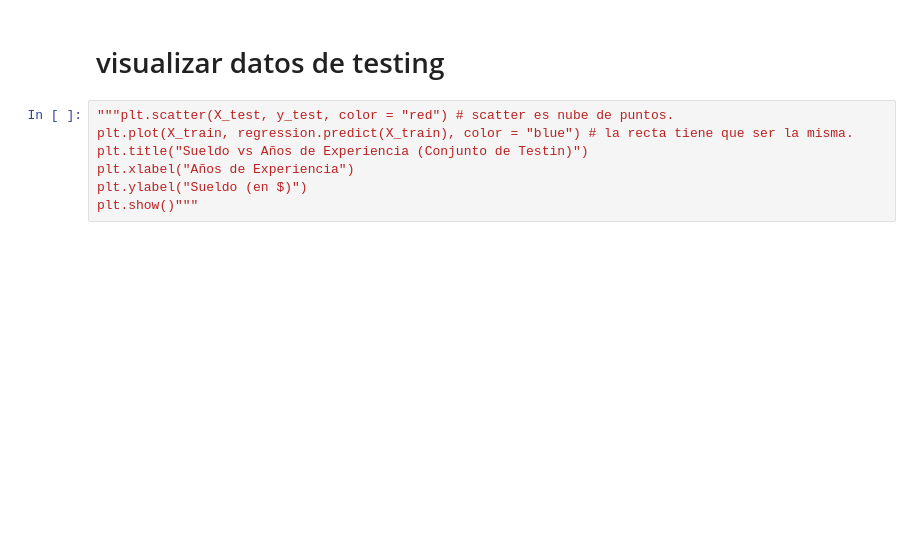
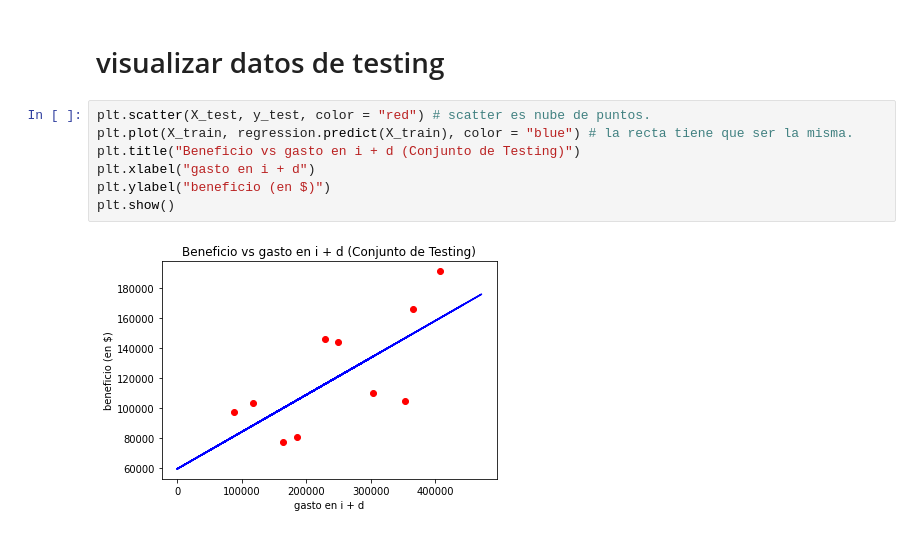
Before and after one commit to pacomm5/Plantillas, a Jupyter notebook: Regresion Lineal Multiple.ipynb, the cells around one changed output. Drawn from its saved outputs; the diff is of its cells as text; blank space fills up the shorter version.

```diff
--- a/Regresion Lineal Multiple.ipynb
+++ b/Regresion Lineal Multiple.ipynb
@@ -597,9 +518,11 @@ plt.show()"""
 # %% [markdown]
 # visualizar datos de testing
 # %%
-"""plt.scatter(X_test, y_test, color = "red") # scatter es nube de puntos.
+plt.scatter(X_test, y_test, color = "red") # scatter es nube de puntos.
 plt.plot(X_train, regression.predict(X_train), color = "blue") # la recta tiene que ser la misma.
-plt.title("Sueldo vs Años de Experiencia (Conjunto de Testin)")
-plt.xlabel("Años de Experiencia")
-plt.ylabel("Sueldo (en $)")
-plt.show()"""
+plt.title("Beneficio vs gasto en i + d (Conjunto de Testing)")
+plt.xlabel("gasto en i + d")
+plt.ylabel("beneficio (en $)")
+plt.show()
+# %% [output]
+[figure, added]
```
Also changed, not shown: parts of 53 cells of this notebook.
